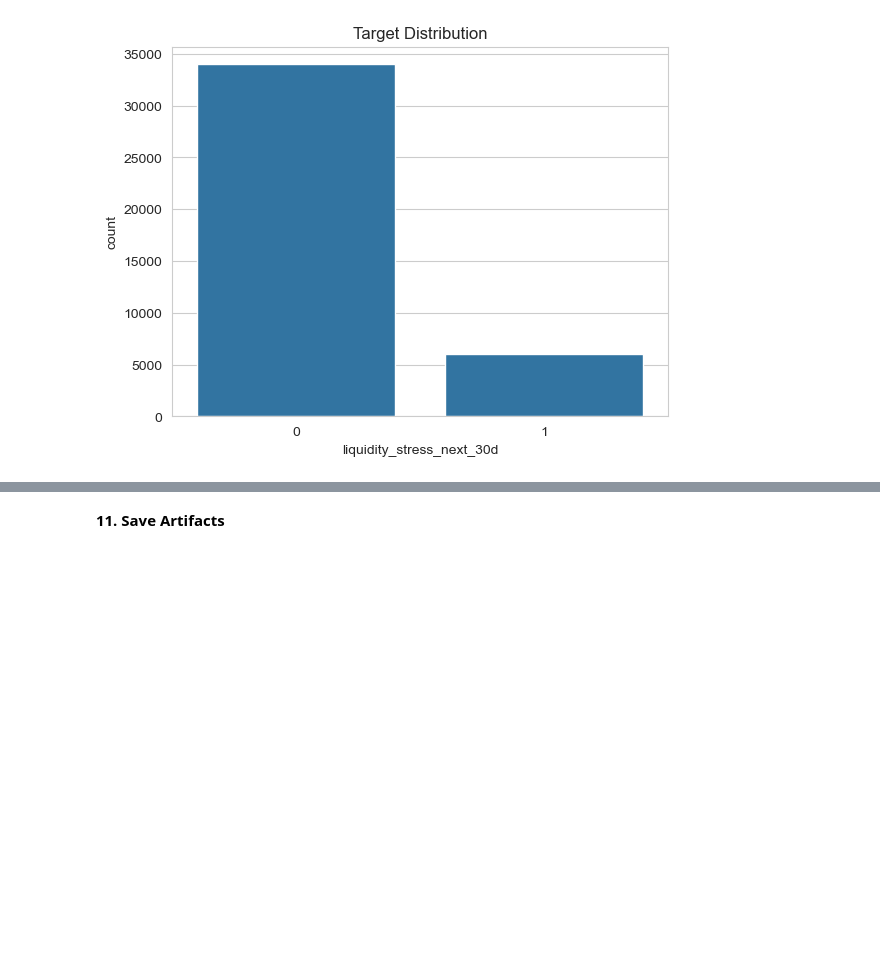
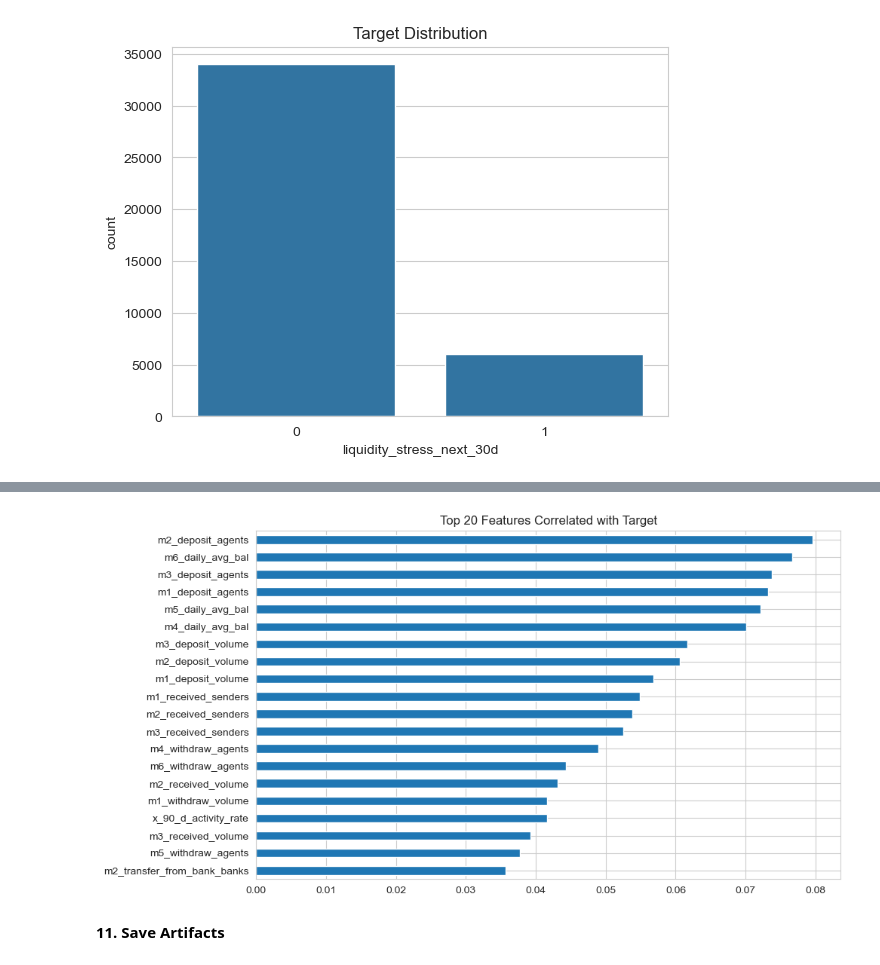
Before and after one commit to theerealhenry/Liquidity-Stress-Early-Warning-Prediction-System, a Jupyter notebook: notebooks/01_data_validation.ipynb, the cells around one changed output, grey strips where cells are left out. Cells and saved outputs as stored; diff of their text form; code cells hidden in the pictures; blank space fills up the shorter version.

Commit message:
check variable correlation with target

```diff
--- a/notebooks/01_data_validation.ipynb
+++ b/notebooks/01_data_validation.ipynb
@@ -352,0 +371,24 @@ plt.show()
+# %%
+#clean target column
+
+df = train_df.copy()
+
+# Convert target to standard int
+df["liquidity_stress_next_30d"] = df["liquidity_stress_next_30d"].astype(int)
+
+#select only numeric column
+numeric_df = df.select_dtypes(include=["number"])
+
+#remove constant columns
+# Drop columns with zero variance
+numeric_df = numeric_df.loc[:, numeric_df.nunique() > 1]
+
+#compute correlation
+correlation = numeric_df.corr()["liquidity_stress_next_30d"].sort_values(ascending=False)
+
+#drop target
+correlation = correlation.drop("liquidity_stress_next_30d")
+
+#view results
+print("top 20 positive\n",correlation.head(20))   # top positive
+print("\n\ntop 20 negative\n",correlation.tail(20))   # top negative
@@ -353,3 +413,17 @@ plt.show()
+# %%
+#visualize results
+
+import matplotlib.pyplot as plt
+
+top_features = correlation.abs().sort_values(ascending=False).head(20)
+
+plt.figure(figsize=(10, 6))
+top_features.plot(kind="barh")
+plt.title("Top 20 Features Correlated with Target")
+plt.gca().invert_yaxis()
+plt.show()
+# %% [output]
+[figure, added]
 # %% [markdown]
 **11. Save Artifacts**
 # %%
```
Also changed, not shown: parts of 5 cells of this notebook.
